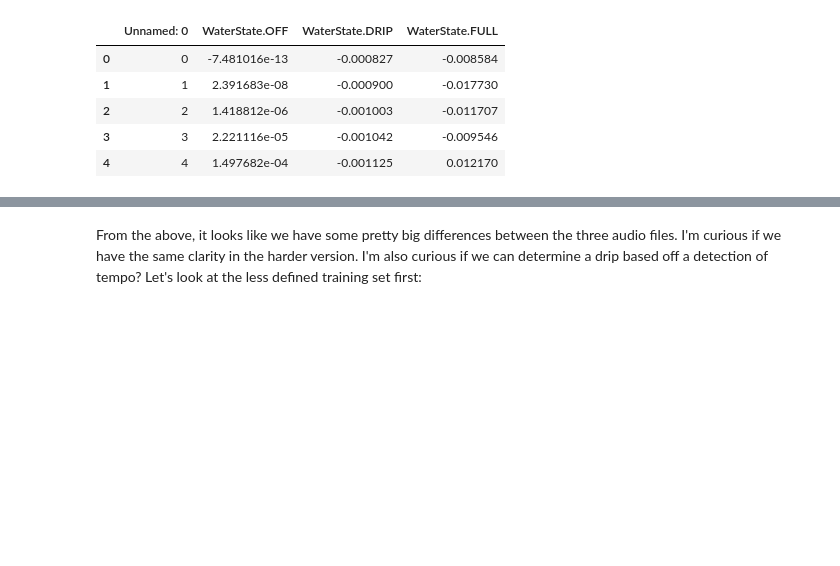
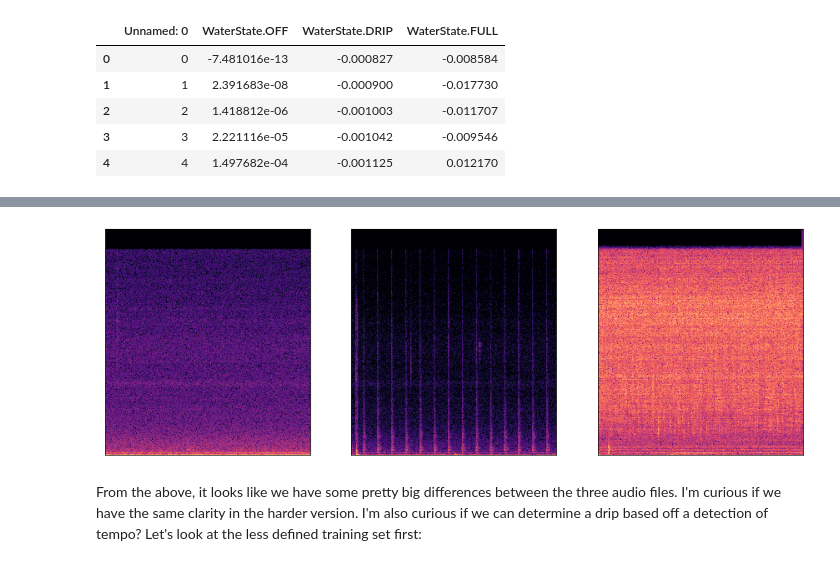
Before and after one commit to timwford/svm_audio_classification, a Jupyter notebook: app/feature_extraction/In search of Features.ipynb, the cells around one changed output, grey strips where cells are left out. Saved outputs shown, nothing was run; the diff lists cells and outputs as text; code cells hidden in the pictures; blank space fills up the shorter version.

```diff
--- a/app/feature_extraction/In search of Features.ipynb
+++ b/app/feature_extraction/In search of Features.ipynb
@@ -84,2 +79,22 @@ for audio in recordings:
+# %%
+fig, (ax1, ax2, ax3) = plt.subplots(1, 3, figsize=(15,5))
+
+plt.subplot(1, 3, 1)
+D = librosa.stft(recordings[0])
+S_db = librosa.amplitude_to_db(np.abs(D), ref=np.max)
+librosa.display.specshow(S_db)
+
+plt.subplot(1, 3, 2)
+D = librosa.stft(recordings[1])
+S_db = librosa.amplitude_to_db(np.abs(D), ref=np.max)
+librosa.display.specshow(S_db)
+
+plt.subplot(1, 3, 3)
+D = librosa.stft(recordings[2])
+S_db = librosa.amplitude_to_db(np.abs(D), ref=np.max)
+librosa.display.specshow(S_db)
+plt.show()
+# %% [output]
+[figure, added]
 # %% [markdown]
 From the above, it looks like we have some pretty big differences between the three audio files. I'm curious if we have the same clarity in the harder version. I'm also curious if we can determine a drip based off a detection of tempo? Let's look at the less defined training set first:
```
Also changed, not shown: parts of 12 cells of this notebook, 5 other files.
